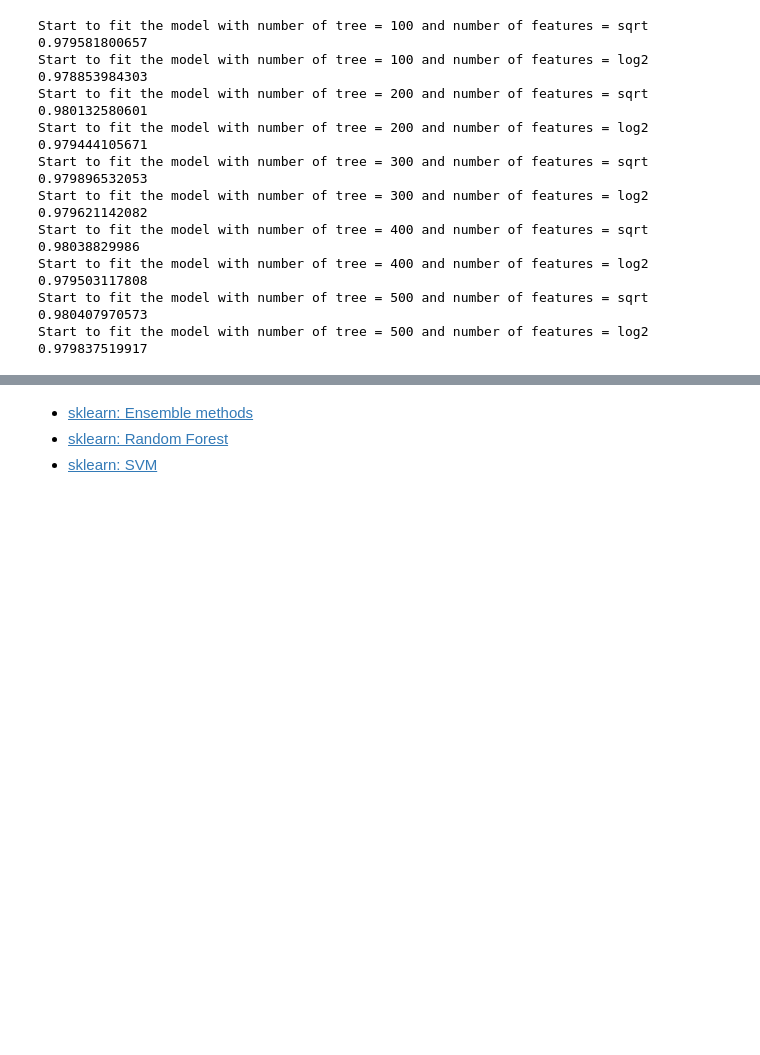
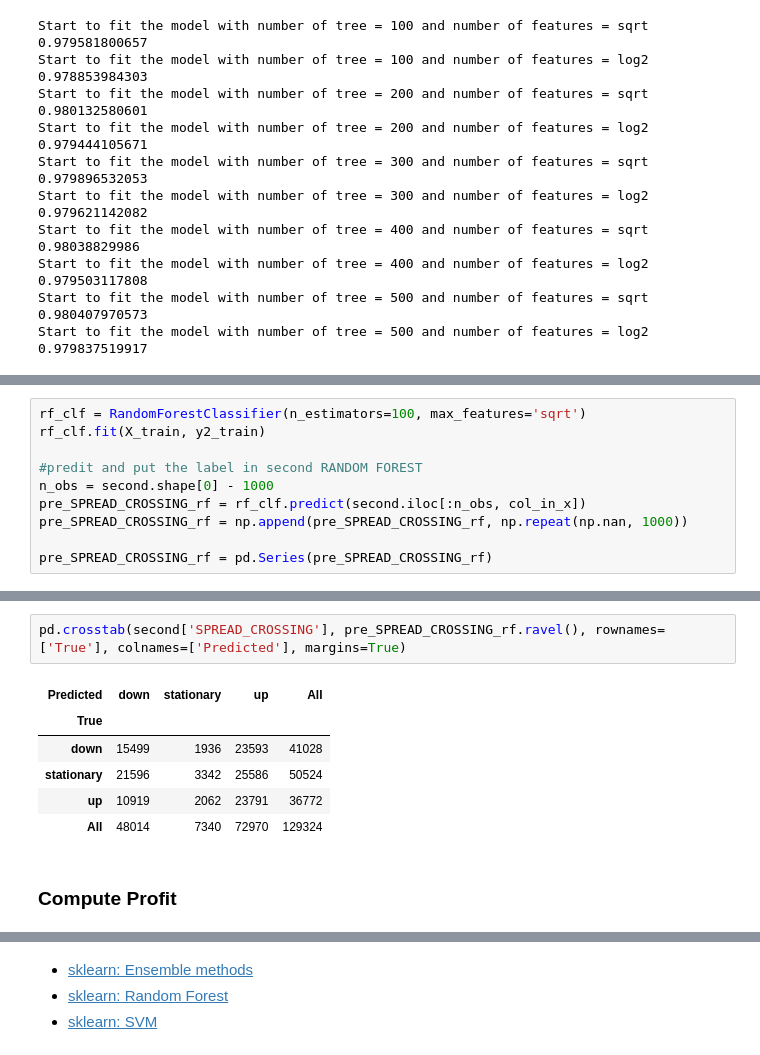
Before and after one commit to jJasonWang/STAT_222_Finance, a Jupyter notebook: Code/Finance_Project.ipynb, the cells around one changed output, grey strips where cells are left out. Cells and saved outputs as stored; diff of their text form; blank space fills up the shorter version.

```diff
--- a/Code/Finance_Project.ipynb
+++ b/Code/Finance_Project.ipynb
@@ -512,0 +664,10 @@ Start to fit the model with number of tree = 500 and number of features = log2
+# %%
+rf_clf = RandomForestClassifier(n_estimators=100, max_features='sqrt')
+rf_clf.fit(X_train, y2_train)
+
+#predit and put the label in second RANDOM FOREST
+n_obs = second.shape[0] - 1000
+pre_SPREAD_CROSSING_rf = rf_clf.predict(second.iloc[:n_obs, col_in_x])
+pre_SPREAD_CROSSING_rf = np.append(pre_SPREAD_CROSSING_rf, np.repeat(np.nan, 1000))
+
+pre_SPREAD_CROSSING_rf = pd.Series(pre_SPREAD_CROSSING_rf)
@@ -512,0 +678,11 @@ Start to fit the model with number of tree = 500 and number of features = log2
+# %%
+pd.crosstab(second['SPREAD_CROSSING'], pre_SPREAD_CROSSING_rf.ravel(), rownames=['True'], colnames=['Predicted'], margins=True)
+# %% [output]
+| Predicted | down | stationary | up | All |
+| True |  |  |  |  |
+| down | 15499 | 1936 | 23593 | 41028 |
+| stationary | 21596 | 3342 | 25586 | 50524 |
+| up | 10919 | 2062 | 23791 | 36772 |
+| All | 48014 | 7340 | 72970 | 129324 |
+# %% [markdown]
+### Compute Profit
```
Also changed, not shown: parts of 50 cells of this notebook.
